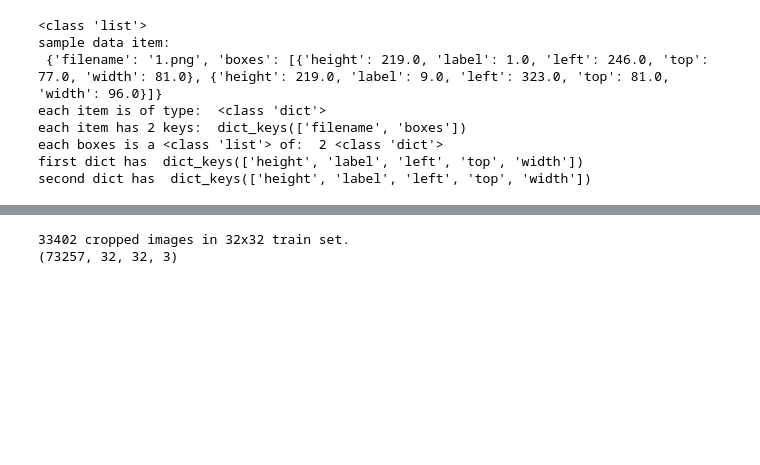
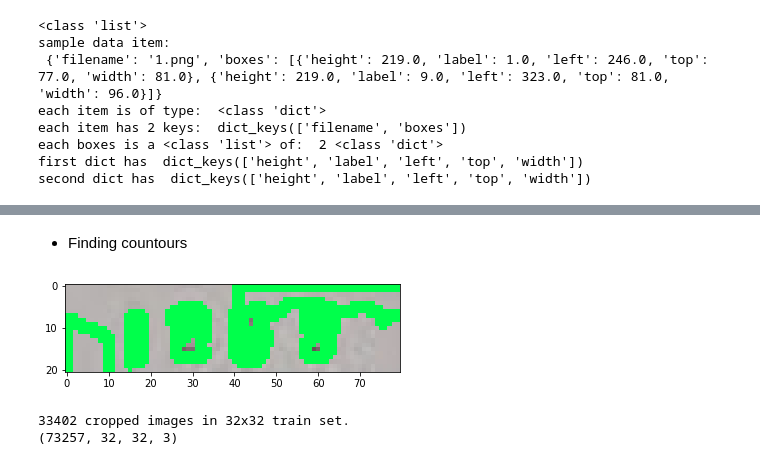
Before and after one commit to youssefg7/CSE483-Major-Task, a Jupyter notebook: trial1.ipynb, the cells around one changed output, grey strips where cells are left out. Saved outputs shown, nothing was run; the diff lists cells and outputs as text; code cells hidden in the pictures; blank space fills up the shorter version.

```diff
--- a/trial1.ipynb
+++ b/trial1.ipynb
@@ -124,3 +132,12 @@ plt.show()
+# %% [markdown]
+- Finding countours
+# %%
+contours, hierarchy  = cv2.findContours(edged, cv2.RETR_EXTERNAL, cv2.CHAIN_APPROX_SIMPLE)
+img = cv2.drawContours(train_images[i], contours, -1, (0,255,75), 2)
+plt.imshow(img)
+plt.show()
+# %% [output]
+[figure, added]
 # %%
 # find contours in the edge map, then sort them by their
 # size in descending order
```
Also changed, not shown: parts of 17 cells of this notebook.
